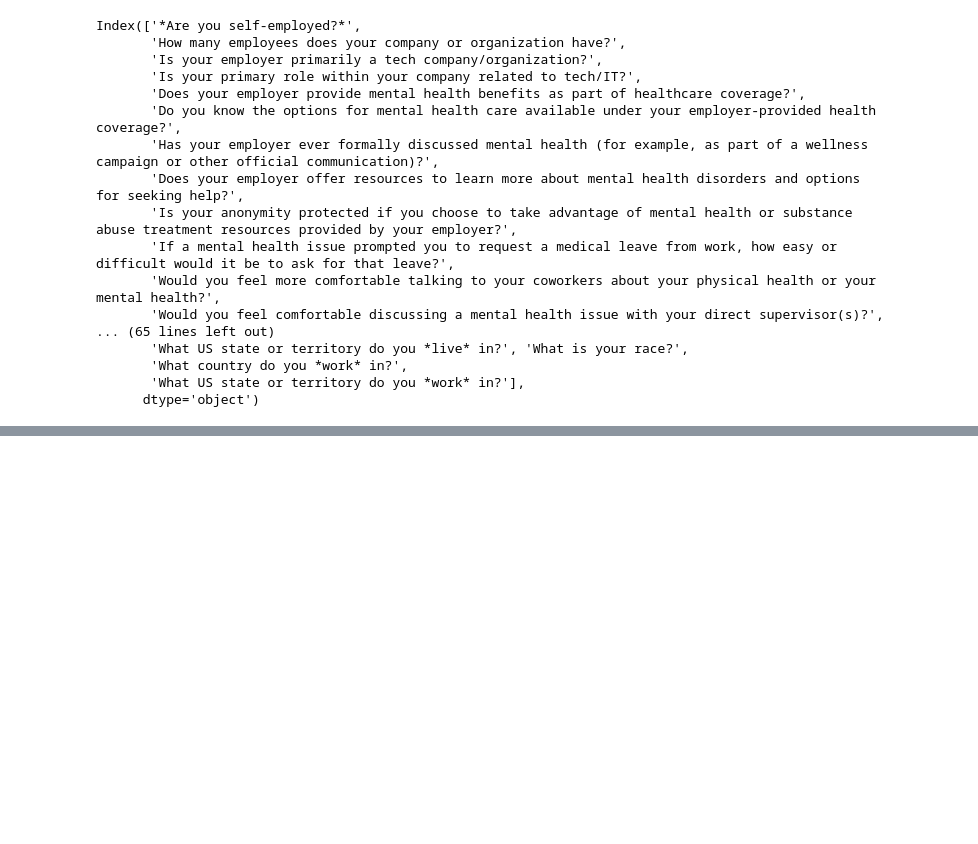
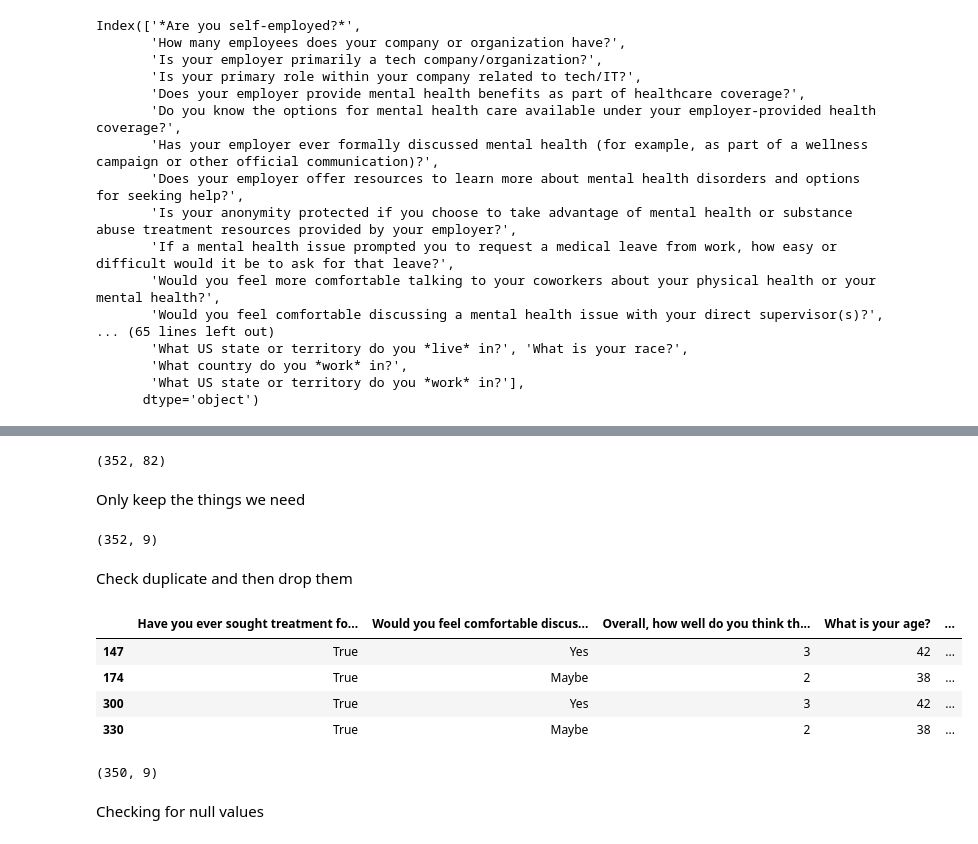
Before and after one commit to lukeckk/CS6603_2026_Summer, a Jupyter notebook: Project_2/notebook.ipynb, the cells around one changed output, grey strips where cells are left out. Drawn from its saved outputs; the diff is of its cells as text; code cells hidden in the pictures; blank space fills up the shorter version.

```diff
--- a/Project_2/notebook.ipynb
+++ b/Project_2/notebook.ipynb
@@ -29,0 +47,4 @@ Index(['*Are you self-employed?*',
+# %%
+pd.set_option('display.max_rows', None)
+df.nunique().sort_values(ascending=False)
+print(df.nunique().sort_values(ascending=False).to_string())
@@ -29,0 +69,34 @@ Index(['*Are you self-employed?*',
+# %%
+df.shape
+# %% [output]
+(352, 82)
+# %% [markdown]
+Only keep the things we need
+# %%
+cols_to_keep = [
+    'Have you ever sought treatment for a mental health disorder from a mental health professional?',
+    'Would you feel comfortable discussing a mental health issue with your direct supervisor(s)?',
+    'Overall, how well do you think the tech industry supports employees with mental health issues?',
+    'What is your age?',
+    'What is your gender?',
+    'What is your race?',
+    'What country do you *live* in?',
+    'Do you *currently* have a mental health disorder?',
+    'Do you have a family history of mental illness?',
+]
+
+df = df[cols_to_keep]
+# %%
+df.shape
+# %% [output]
+(352, 9)
+# %% [markdown]
+Check duplicate and then drop them
+# %%
+df[df.duplicated(keep=False)]
+# %% [output]
+|  | Have you ever sought treatment fo... | Would you feel comfortable discus... | Overall, how well do you think th... | What is your age? | ... |
+| 147 | True | Yes | 3 | 42 | ... |
+| 174 | True | Maybe | 2 | 38 | ... |
+| 300 | True | Yes | 3 | 42 | ... |
+| 330 | True | Maybe | 2 | 38 | ... |
@@ -29,0 +107,6 @@ Index(['*Are you self-employed?*',
+# %%
+df.shape
+# %% [output]
+(350, 9)
+# %% [markdown]
+Checking for null values
```
Also changed, not shown: parts of 9 cells of this notebook.
